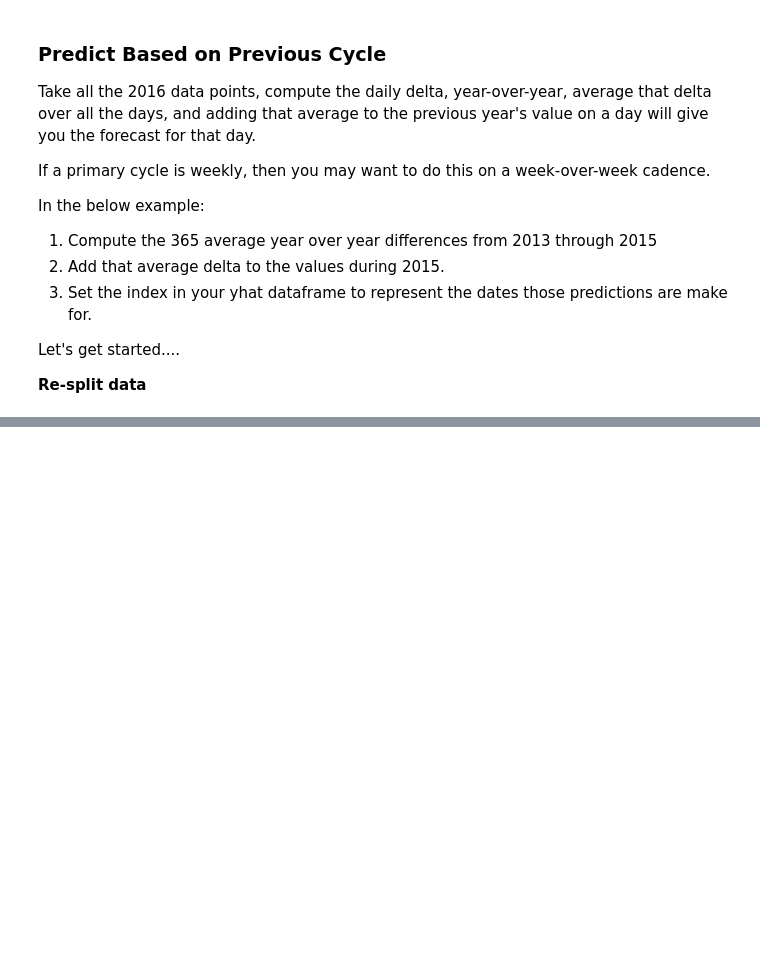
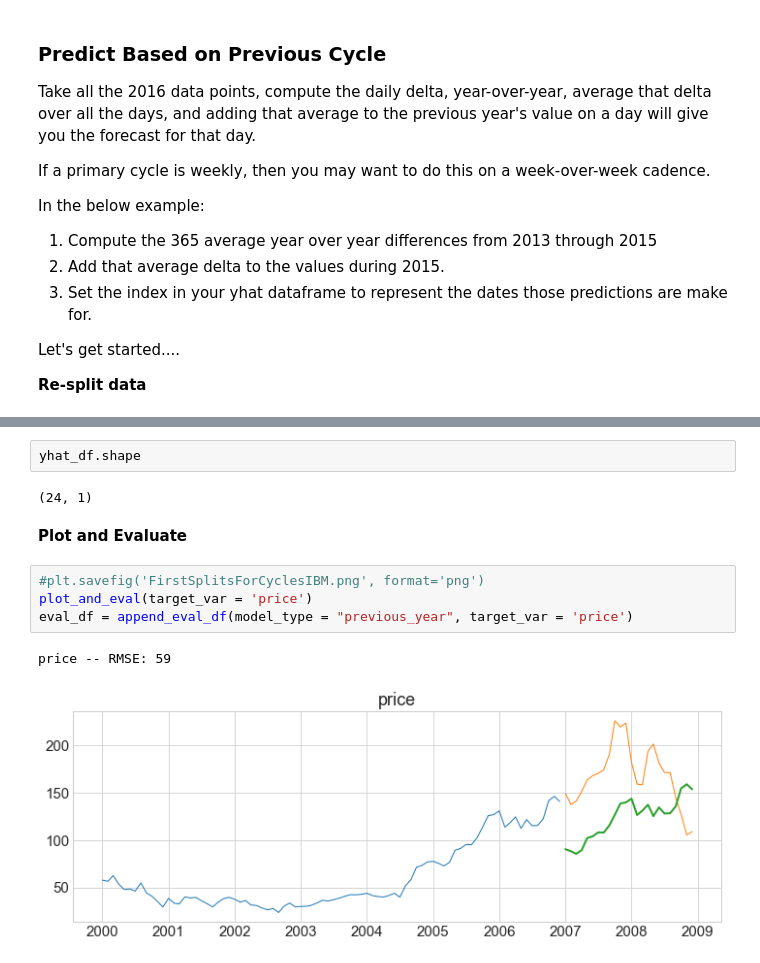
Before and after one commit to KwameTaylor/time-series-exercises, a Jupyter notebook: modeling-lesson-with-stock-data.ipynb, the cells around one changed output, grey strips where cells are left out. Saved outputs shown, nothing was run; the diff lists cells and outputs as text; blank space fills up the shorter version.

Commit message:
re-split data

```diff
--- a/modeling-lesson-with-stock-data.ipynb
+++ b/modeling-lesson-with-stock-data.ipynb
@@ -550,0 +631,13 @@ Let's get started....
+# %%
+yhat_df.shape
+# %% [output]
+(24, 1)
+# %% [markdown]
+**Plot and Evaluate**
+# %%
+#plt.savefig('FirstSplitsForCyclesIBM.png', format='png')
+plot_and_eval(target_var = 'price')
+eval_df = append_eval_df(model_type = "previous_year", target_var = 'price')
+# %% [output]
+price -- RMSE: 59
+[figure, added]
```
Also changed, not shown: parts of 19 cells of this notebook, 2 other files.
